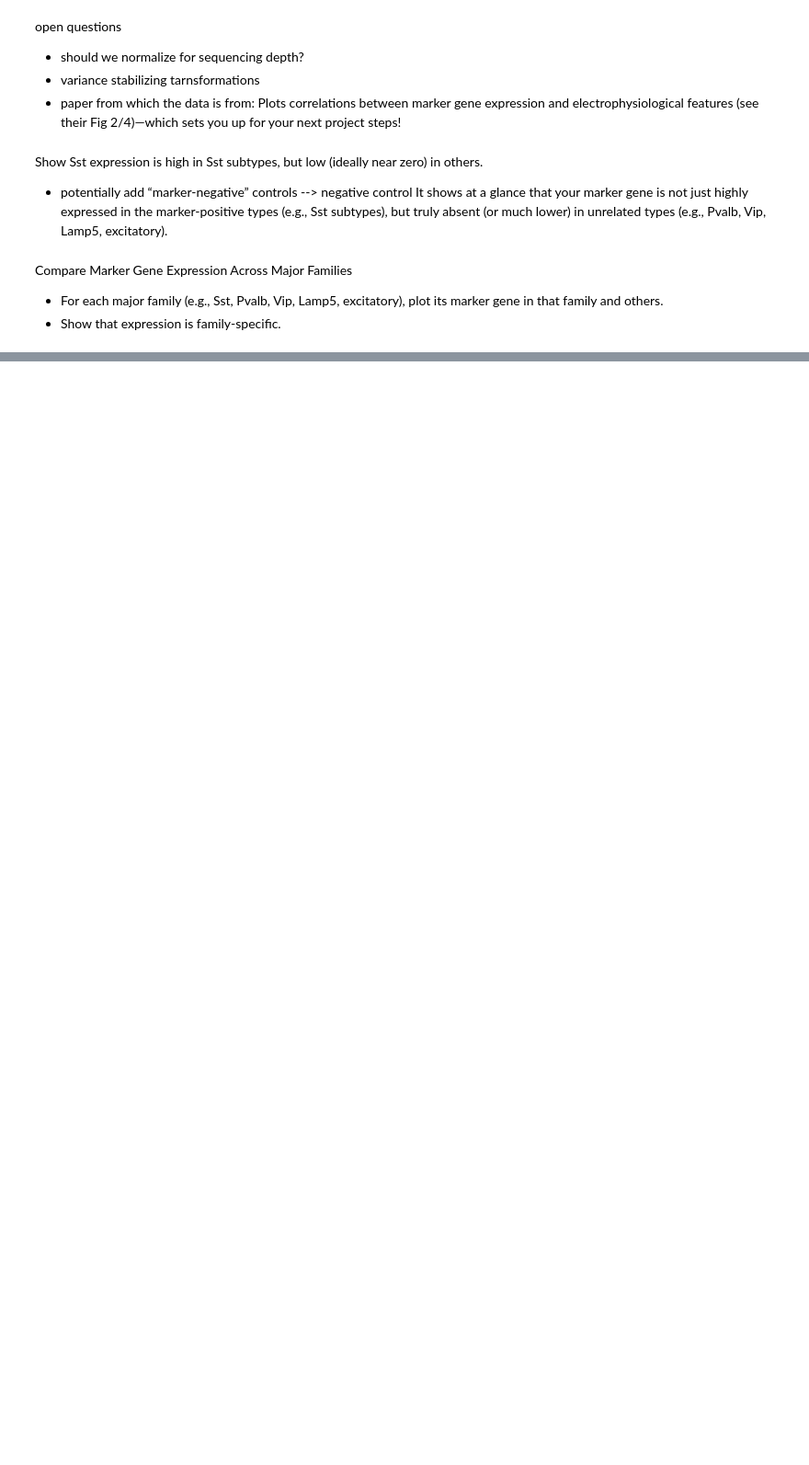
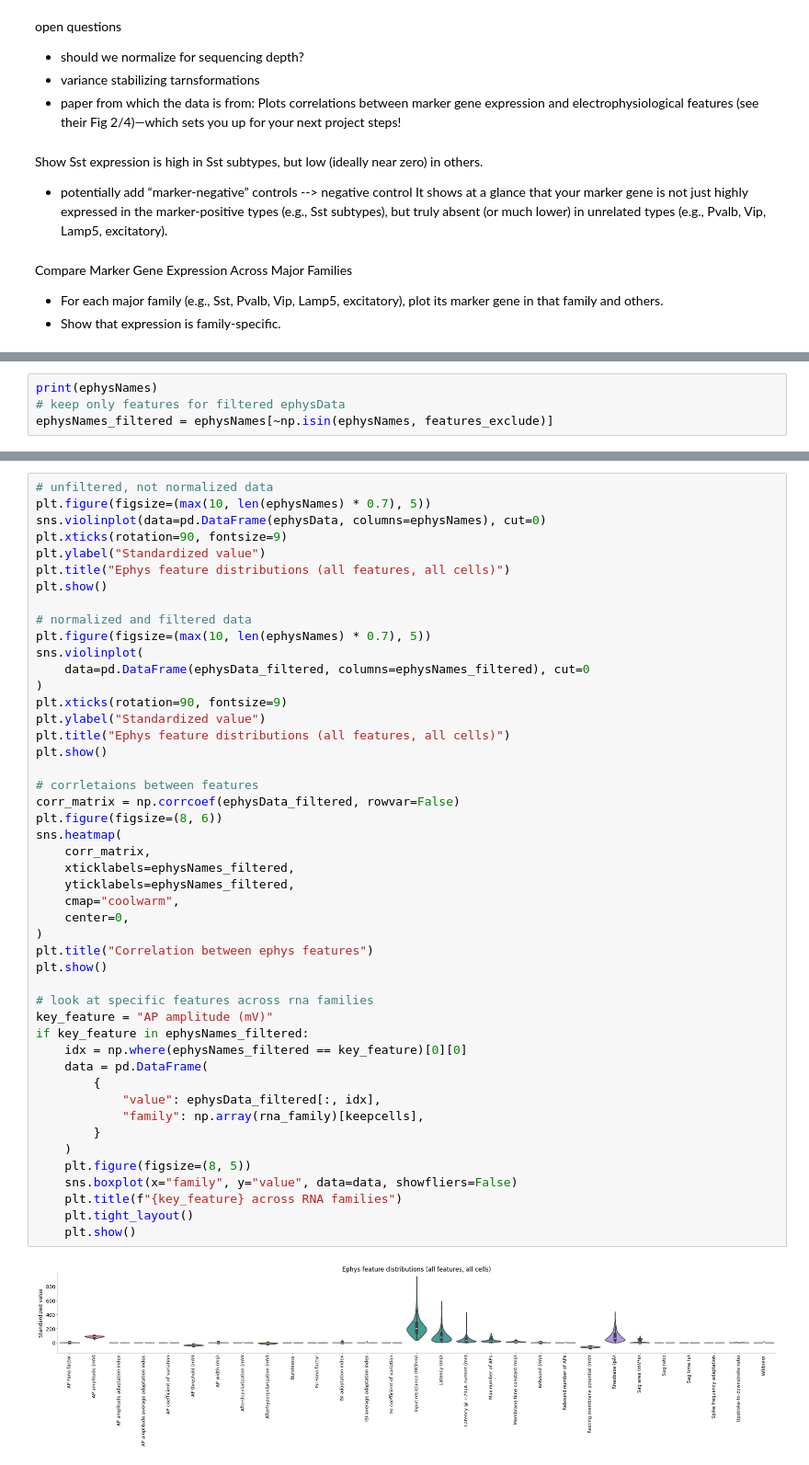
Before and after one commit to flobu98/neural_data_science, a Jupyter notebook: practical03.ipynb, the cells around one changed output, grey strips where cells are left out. Shown at 92% size. Drawn from its saved outputs; the diff is of its cells as text; blank space fills up the shorter version.

```diff
--- a/practical03.ipynb
+++ b/practical03.ipynb
@@ -614,0 +694,4 @@ Passing `palette` without assigning `hue` is deprecated and will be removed in v
+# %%
+print(ephysNames)
+# keep only features for filtered ephysData
+ephysNames_filtered = ephysNames[~np.isin(ephysNames, features_exclude)]
@@ -614,0 +710,49 @@ Passing `palette` without assigning `hue` is deprecated and will be removed in v
+# %%
+# unfiltered, not normalized data
+plt.figure(figsize=(max(10, len(ephysNames) * 0.7), 5))
+sns.violinplot(data=pd.DataFrame(ephysData, columns=ephysNames), cut=0)
+plt.xticks(rotation=90, fontsize=9)
+plt.ylabel("Standardized value")
+plt.title("Ephys feature distributions (all features, all cells)")
+plt.show()
+
+# normalized and filtered data
+plt.figure(figsize=(max(10, len(ephysNames) * 0.7), 5))
+sns.violinplot(
+    data=pd.DataFrame(ephysData_filtered, columns=ephysNames_filtered), cut=0
+)
+plt.xticks(rotation=90, fontsize=9)
+plt.ylabel("Standardized value")
+plt.title("Ephys feature distributions (all features, all cells)")
+plt.show()
+
+# corrletaions between features
+corr_matrix = np.corrcoef(ephysData_filtered, rowvar=False)
+plt.figure(figsize=(8, 6))
+sns.heatmap(
+    corr_matrix,
+    xticklabels=ephysNames_filtered,
+    yticklabels=ephysNames_filtered,
+    cmap="coolwarm",
+    center=0,
+)
+plt.title("Correlation between ephys features")
+plt.show()
+
+# look at specific features across rna families
+key_feature = "AP amplitude (mV)"
+if key_feature in ephysNames_filtered:
+    idx = np.where(ephysNames_filtered == key_feature)[0][0]
+    data = pd.DataFrame(
+        {
+            "value": ephysData_filtered[:, idx],
+            "family": np.array(rna_family)[keepcells],
+        }
+    )
+    plt.figure(figsize=(8, 5))
+    sns.boxplot(x="family", y="value", data=data, showfliers=False)
+    plt.title(f"{key_feature} across RNA families")
+    plt.tight_layout()
+    plt.show()
+# %% [output]
+[figure, added]
```
Also changed, not shown: parts of 46 cells of this notebook.
